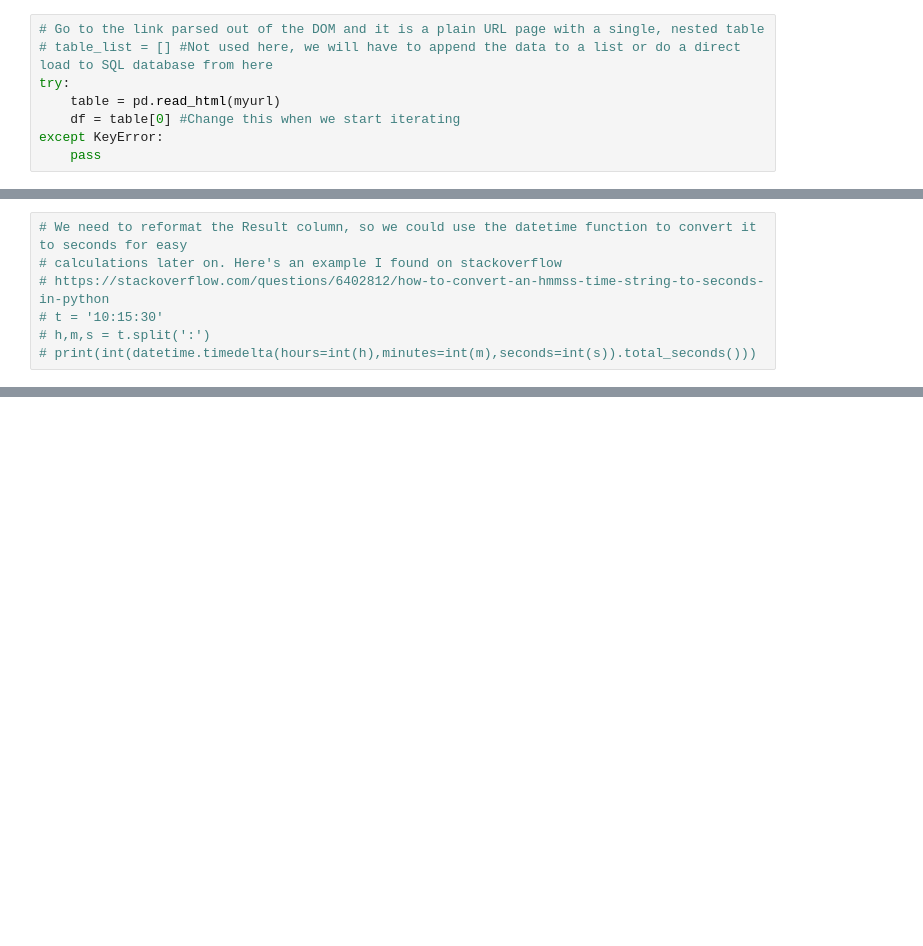
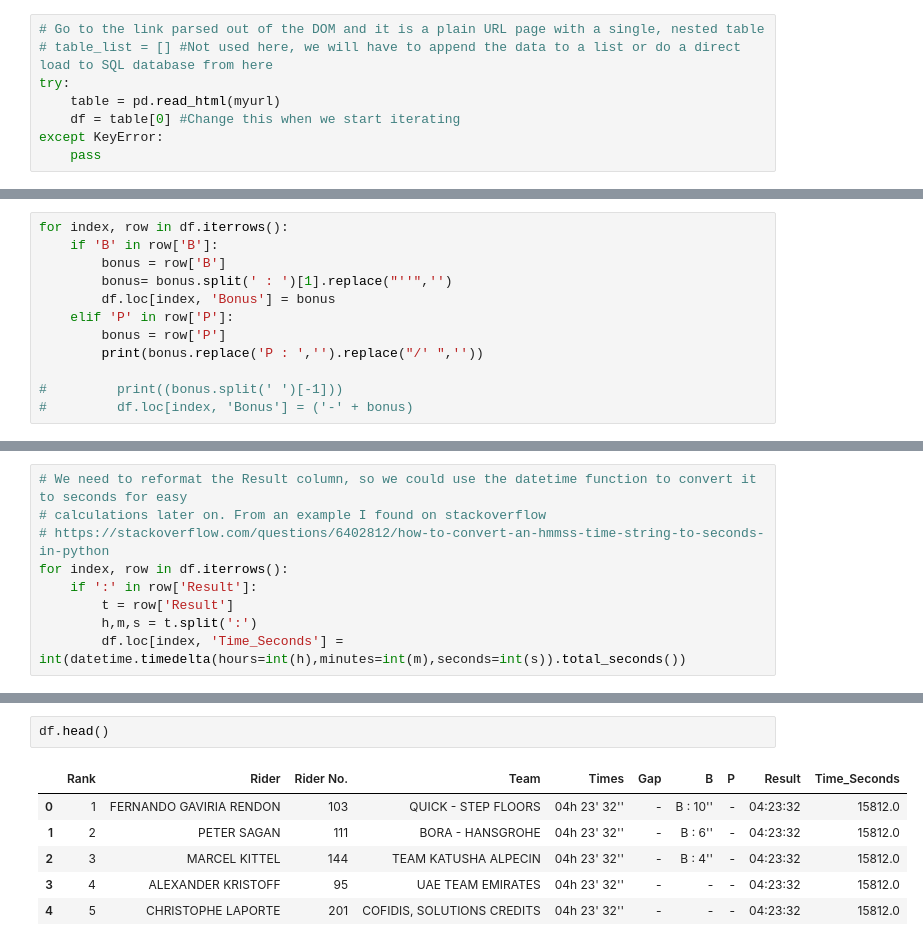
Before and after one commit to bman511/tour-de-awesome-, a Jupyter notebook: web_scraping/TDF_data.ipynb, the cells around one changed output, grey strips where cells are left out. Drawn from its saved outputs; the diff is of its cells as text; blank space fills up the shorter version.

```diff
--- a/web_scraping/TDF_data.ipynb
+++ b/web_scraping/TDF_data.ipynb
@@ -96,0 +118,12 @@ df.head()
+# %%
+for index, row in df.iterrows():
+    if 'B' in row['B']:
+        bonus = row['B']
+        bonus= bonus.split(' : ')[1].replace("''",'')
+        df.loc[index, 'Bonus'] = bonus
+    elif 'P' in row['P']:
+        bonus = row['P']
+        print(bonus.replace('P : ','').replace("/' ",''))
+
+#         print((bonus.split(' ')[-1]))
+#         df.loc[index, 'Bonus'] = ('-' + bonus)
@@ -97,7 +132,9 @@ df.head()
 # %%
 # We need to reformat the Result column, so we could use the datetime function to convert it to seconds for easy
-# calculations later on. Here's an example I found on stackoverflow
+# calculations later on. From an example I found on stackoverflow
 # https://stackoverflow.com/questions/6402812/how-to-convert-an-hmmss-time-string-to-seconds-in-python
-# t = '10:15:30'
-# h,m,s = t.split(':')
-# print(int(datetime.timedelta(hours=int(h),minutes=int(m),seconds=int(s)).total_seconds()))
+for index, row in df.iterrows():
+    if ':' in row['Result']:
+        t = row['Result']
+        h,m,s = t.split(':')
+        df.loc[index, 'Time_Seconds'] = int(datetime.timedelta(hours=int(h),minutes=int(m),seconds=int(s)).total_seconds())
@@ -114,0 +156,9 @@ df.head()
+# %%
+df.head()
+# %% [output]
+|  | Rank | Rider | Rider No. | Team | Times | Gap | B | P | Result | Time_Seconds |
+| 0 | 1 | FERNANDO GAVIRIA RENDON | 103 | QUICK - STEP FLOORS | 04h 23' 32'' | - | B : 10'' | - | 04:23:32 | 15812.0 |
+| 1 | 2 | PETER SAGAN | 111 | BORA - HANSGROHE | 04h 23' 32'' | - | B : 6'' | - | 04:23:32 | 15812.0 |
+| 2 | 3 | MARCEL KITTEL | 144 | TEAM KATUSHA ALPECIN | 04h 23' 32'' | - | B : 4'' | - | 04:23:32 | 15812.0 |
+| 3 | 4 | ALEXANDER KRISTOFF | 95 | UAE TEAM EMIRATES | 04h 23' 32'' | - | - | - | 04:23:32 | 15812.0 |
+| 4 | 5 | CHRISTOPHE LAPORTE | 201 | COFIDIS, SOLUTIONS CREDITS | 04h 23' 32'' | - | - | - | 04:23:32 | 15812.0 |
```
Also changed, not shown: parts of 14 cells of this notebook.
